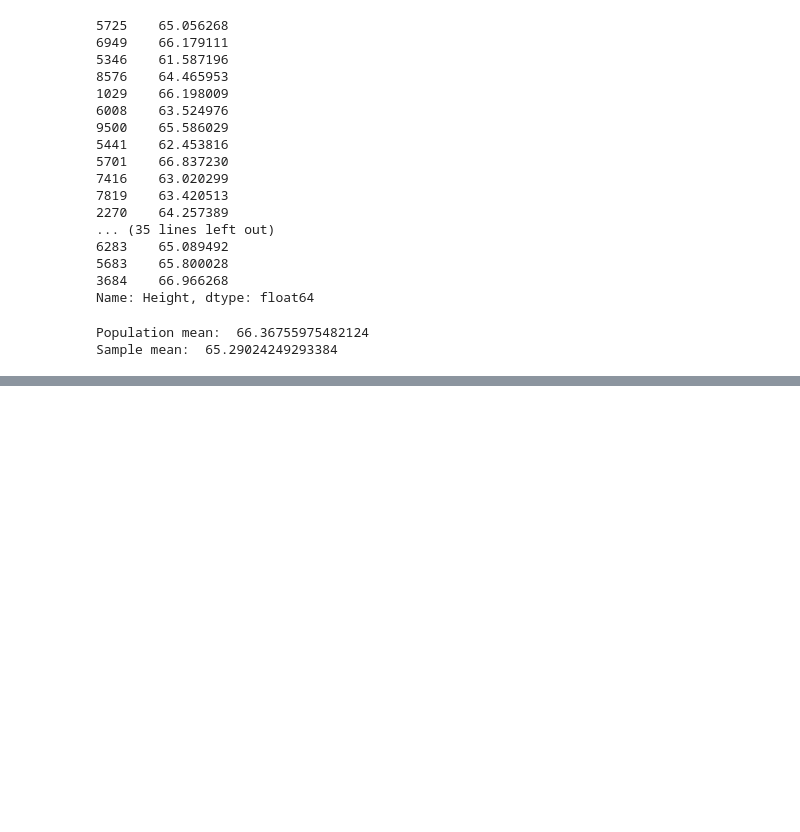
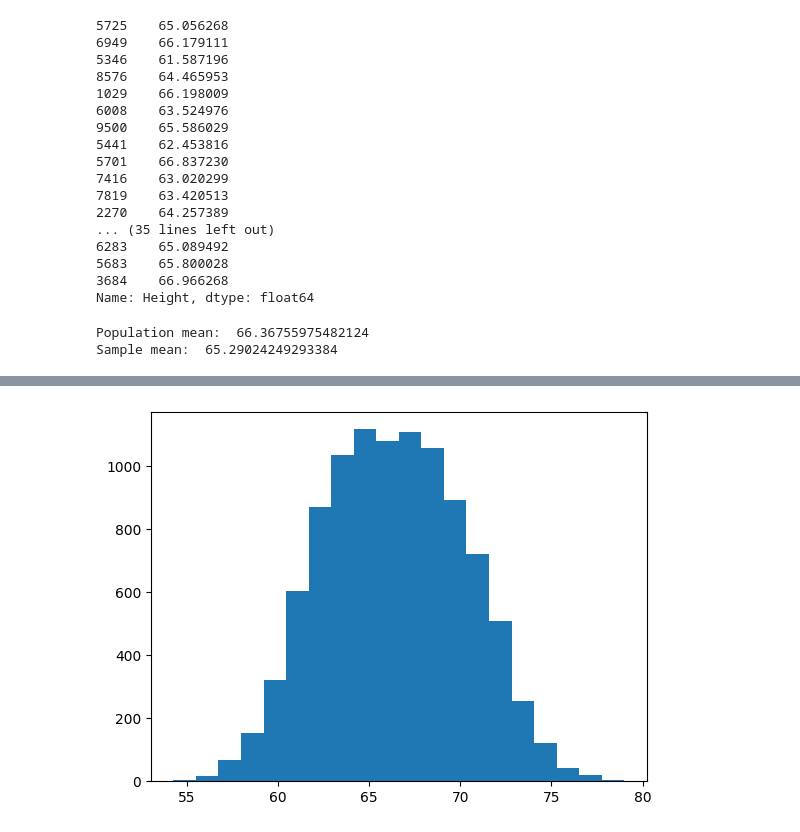
Before and after one commit to Xicoat/DataScienceCourse, a Jupyter notebook: 23_DescriptiveStatistics/Statistics2.ipynb, the cells around one changed output, grey strips where cells are left out. Drawn from its saved outputs; the diff is of its cells as text; code cells hidden in the pictures; blank space fills up the shorter version.

```diff
--- a/23_DescriptiveStatistics/Statistics2.ipynb
+++ b/23_DescriptiveStatistics/Statistics2.ipynb
@@ -54,0 +58,5 @@ NameError: name 'plt' is not defined
+# %%
+plt.hist(df['Height'], bins = 20)
+plt.show()
+# %% [output]
+[figure, added]
```
Also changed, not shown: parts of 5 cells of this notebook, 12 other files.
